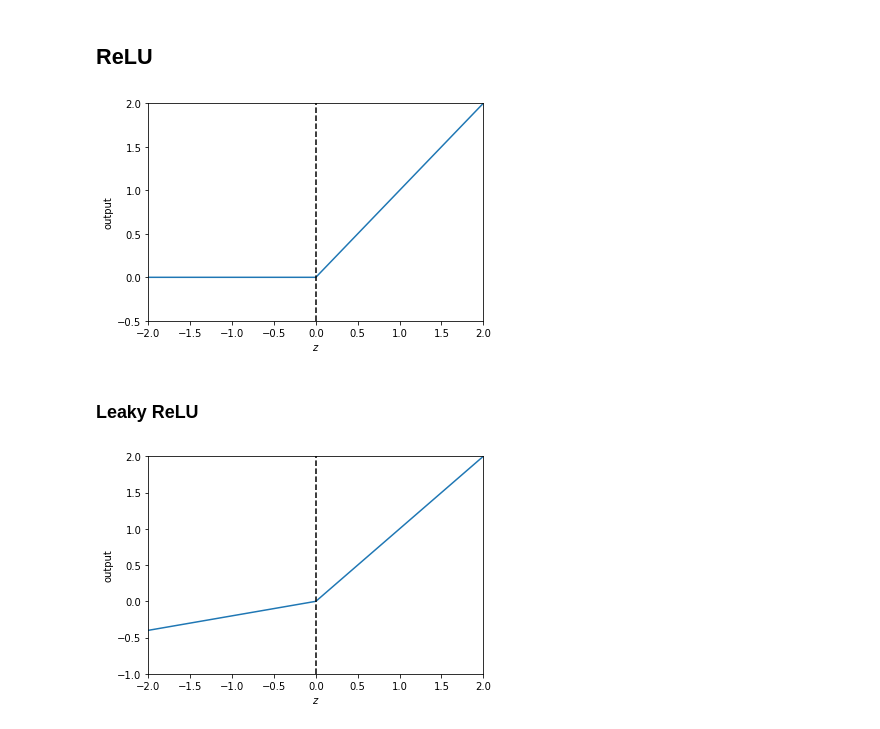
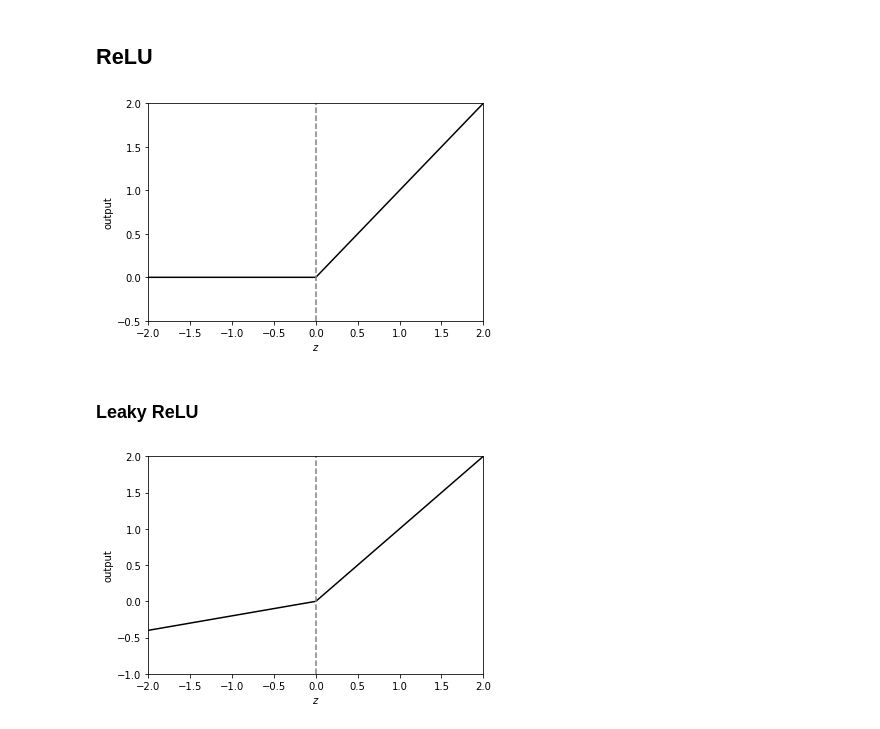
Before and after one commit to arnomoonens/Master-Thesis, a Jupyter notebook: notebooks/activation_functions.ipynb, the cells around one changed output. Drawn from its saved outputs; the diff is of its cells as text; code cells hidden in the pictures.

```diff
--- a/notebooks/activation_functions.ipynb
+++ b/notebooks/activation_functions.ipynb
@@ -57,15 +57,15 @@ plt.savefig(images_dir + "tanh" + images_ext)
 relu_x = np.concatenate((np.linspace(-10, 0, 101), np.linspace(0, 10, 101)),axis=0)
 relu_y = [i if i >= 0 else 0 for i in relu_x]
 # %%
-plt.plot(relu_x,relu_y)
+plt.plot(relu_x,relu_y, color="black")
 plt.xlabel("$z$")
 plt.ylabel("output")
 plt.ylim(-0.5,2)
 plt.xlim(-2,2)
-plt.axvline(x=0,color="black", linestyle="--")
+plt.axvline(x=0,color="grey", linestyle="--")
 plt.savefig(images_dir + "relu" + images_ext)
 # %% [output]
-[figure, old version]
+[figure, new version]
 # %% [markdown]
 ### Leaky ReLU
 # %%
@@ -73,12 +73,12 @@ alpha = 0.2
 lrelu_x = np.concatenate((np.linspace(-10, 0, 101), np.linspace(0, 10, 101)),axis=0)
 lrelu_y = [i if i >= 0 else alpha * i for i in lrelu_x]
 # %%
-plt.plot(lrelu_x,lrelu_y)
+plt.plot(lrelu_x,lrelu_y, color="black")
 plt.xlabel("$z$")
 plt.ylabel("output")
 plt.ylim(-1,2)
 plt.xlim(-2,2)
-plt.axvline(x=0,color="black", linestyle="--")
+plt.axvline(x=0,color="grey", linestyle="--")
 plt.savefig(images_dir + "lrelu" + images_ext)
 # %% [output]
-[figure, old version]
+[figure, new version]
```
Also changed, not shown: parts of 3 cells of this notebook, 6 other files.
